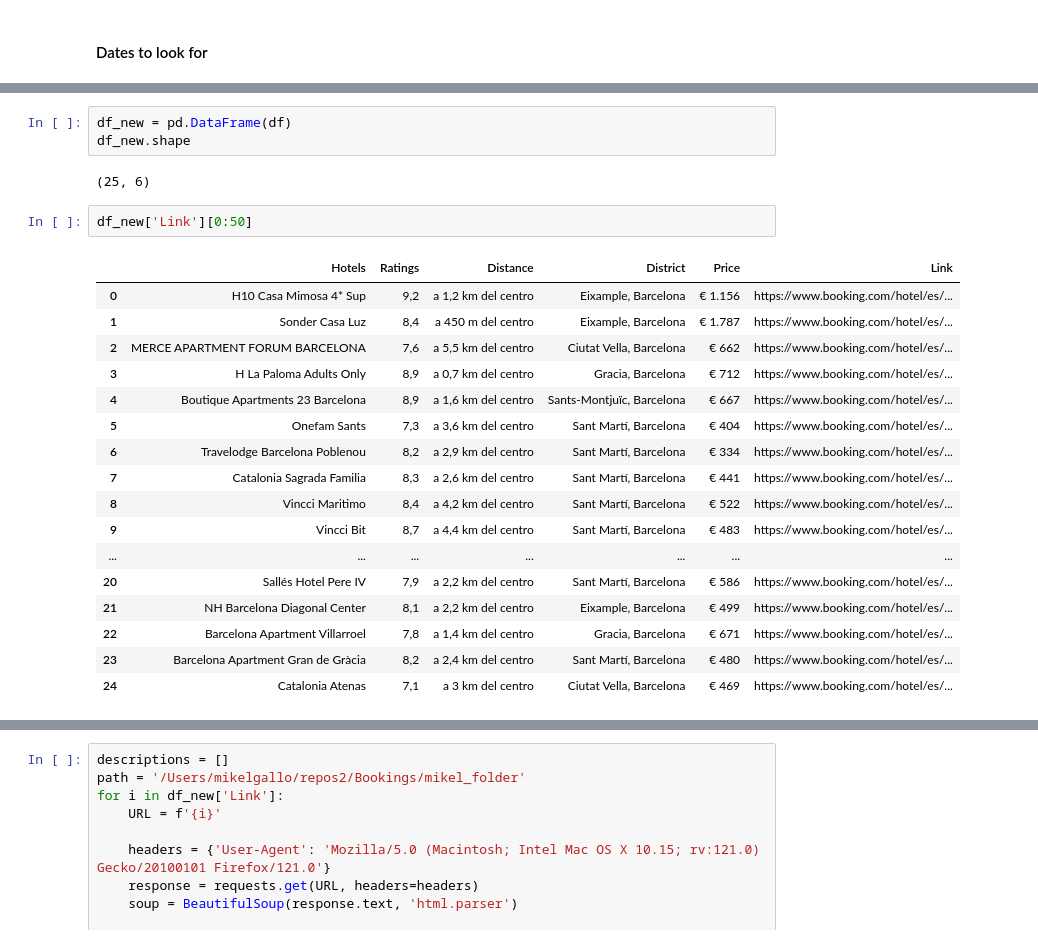
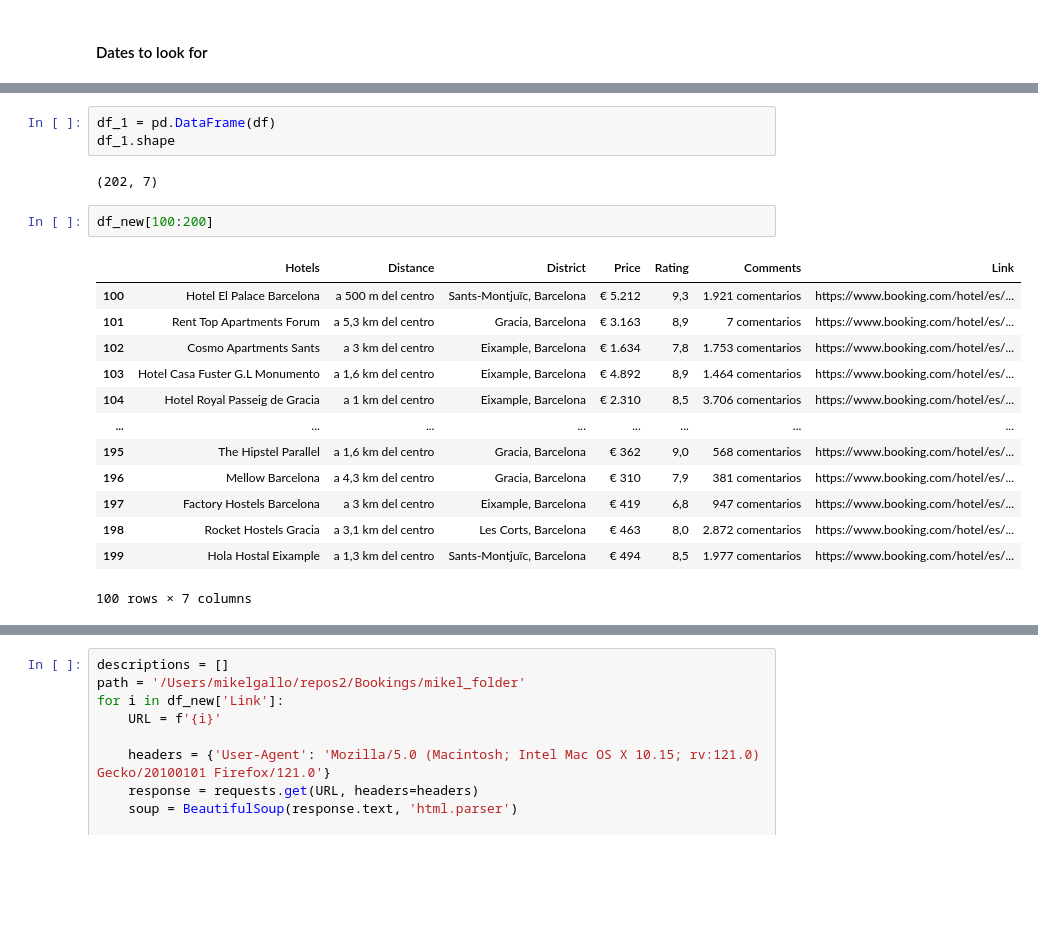
Before and after one commit to mgallon235/Bookings, a Jupyter notebook: mikel_folder/Tests.ipynb, the cells around one changed output, grey strips where cells are left out. Saved outputs shown, nothing was run; the diff lists cells and outputs as text; blank space fills up the shorter version.

```diff
--- a/mikel_folder/Tests.ipynb
+++ b/mikel_folder/Tests.ipynb
@@ -294,25 +333,21 @@ NameError: name 'self' is not defined
 # %%
-df_new = pd.DataFrame(df)
-df_new.shape
+df_1 = pd.DataFrame(df)
+df_1.shape
 # %% [output]
-(25, 6)
+(202, 7)
 # %%
-df_new['Link'][0:50]
+df_new[100:200]
 # %% [output]
-|  | Hotels | Ratings | Distance | District | Price | Link |
-| 0 | H10 Casa Mimosa 4* Sup | 9,2 | a 1,2 km del centro | Eixample, Barcelona | € 1.156 | https://www.booking.com/hotel/es/... |
-| 1 | Sonder Casa Luz | 8,4 | a 450 m del centro | Eixample, Barcelona | € 1.787 | https://www.booking.com/hotel/es/... |
-| 2 | MERCE APARTMENT FORUM BARCELONA | 7,6 | a 5,5 km del centro | Ciutat Vella, Barcelona | € 662 | https://www.booking.com/hotel/es/... |
-| 3 | H La Paloma Adults Only | 8,9 | a 0,7 km del centro | Gracia, Barcelona | € 712 | https://www.booking.com/hotel/es/... |
-| 4 | Boutique Apartments 23 Barcelona | 8,9 | a 1,6 km del centro | Sants-Montjuïc, Barcelona | € 667 | https://www.booking.com/hotel/es/... |
-| 5 | Onefam Sants | 7,3 | a 3,6 km del centro | Sant Martí, Barcelona | € 404 | https://www.booking.com/hotel/es/... |
-| 6 | Travelodge Barcelona Poblenou | 8,2 | a 2,9 km del centro | Sant Martí, Barcelona | € 334 | https://www.booking.com/hotel/es/... |
-| 7 | Catalonia Sagrada Familia | 8,3 | a 2,6 km del centro | Sant Martí, Barcelona | € 441 | https://www.booking.com/hotel/es/... |
-| 8 | Vincci Maritimo | 8,4 | a 4,2 km del centro | Sant Martí, Barcelona | € 522 | https://www.booking.com/hotel/es/... |
-| 9 | Vincci Bit | 8,7 | a 4,4 km del centro | Sant Martí, Barcelona | € 483 | https://www.booking.com/hotel/es/... |
-| ... | ... | ... | ... | ... | ... | ... |
-| 20 | Sallés Hotel Pere IV | 7,9 | a 2,2 km del centro | Sant Martí, Barcelona | € 586 | https://www.booking.com/hotel/es/... |
-| 21 | NH Barcelona Diagonal Center | 8,1 | a 2,2 km del centro | Eixample, Barcelona | € 499 | https://www.booking.com/hotel/es/... |
-| 22 | Barcelona Apartment Villarroel | 7,8 | a 1,4 km del centro | Gracia, Barcelona | € 671 | https://www.booking.com/hotel/es/... |
-| 23 | Barcelona Apartment Gran de Gràcia | 8,2 | a 2,4 km del centro | Sant Martí, Barcelona | € 480 | https://www.booking.com/hotel/es/... |
-| 24 | Catalonia Atenas | 7,1 | a 3 km del centro | Ciutat Vella, Barcelona | € 469 | https://www.booking.com/hotel/es/... |
+|  | Hotels | Distance | District | Price | Rating | Comments | Link |
+| 100 | Hotel El Palace Barcelona | a 500 m del centro | Sants-Montjuïc, Barcelona | € 5.212 | 9,3 | 1.921 comentarios | https://www.booking.com/hotel/es/... |
+| 101 | Rent Top Apartments Forum | a 5,3 km del centro | Gracia, Barcelona | € 3.163 | 8,9 | 7 comentarios | https://www.booking.com/hotel/es/... |
+| 102 | Cosmo Apartments Sants | a 3 km del centro | Eixample, Barcelona | € 1.634 | 7,8 | 1.753 comentarios | https://www.booking.com/hotel/es/... |
+| 103 | Hotel Casa Fuster G.L Monumento | a 1,6 km del centro | Eixample, Barcelona | € 4.892 | 8,9 | 1.464 comentarios | https://www.booking.com/hotel/es/... |
+| 104 | Hotel Royal Passeig de Gracia | a 1 km del centro | Eixample, Barcelona | € 2.310 | 8,5 | 3.706 comentarios | https://www.booking.com/hotel/es/... |
+| ... | ... | ... | ... | ... | ... | ... | ... |
+| 195 | The Hipstel Parallel | a 1,6 km del centro | Gracia, Barcelona | € 362 | 9,0 | 568 comentarios | https://www.booking.com/hotel/es/... |
+| 196 | Mellow Barcelona | a 4,3 km del centro | Gracia, Barcelona | € 310 | 7,9 | 381 comentarios | https://www.booking.com/hotel/es/... |
+| 197 | Factory Hostels Barcelona | a 3 km del centro | Eixample, Barcelona | € 419 | 6,8 | 947 comentarios | https://www.booking.com/hotel/es/... |
+| 198 | Rocket Hostels Gracia | a 3,1 km del centro | Les Corts, Barcelona | € 463 | 8,0 | 2.872 comentarios | https://www.booking.com/hotel/es/... |
+| 199 | Hola Hostal Eixample | a 1,3 km del centro | Sants-Montjuïc, Barcelona | € 494 | 8,5 | 1.977 comentarios | https://www.booking.com/hotel/es/... |
+100 rows × 7 columns
```
Also changed, not shown: parts of 8 cells of this notebook.
